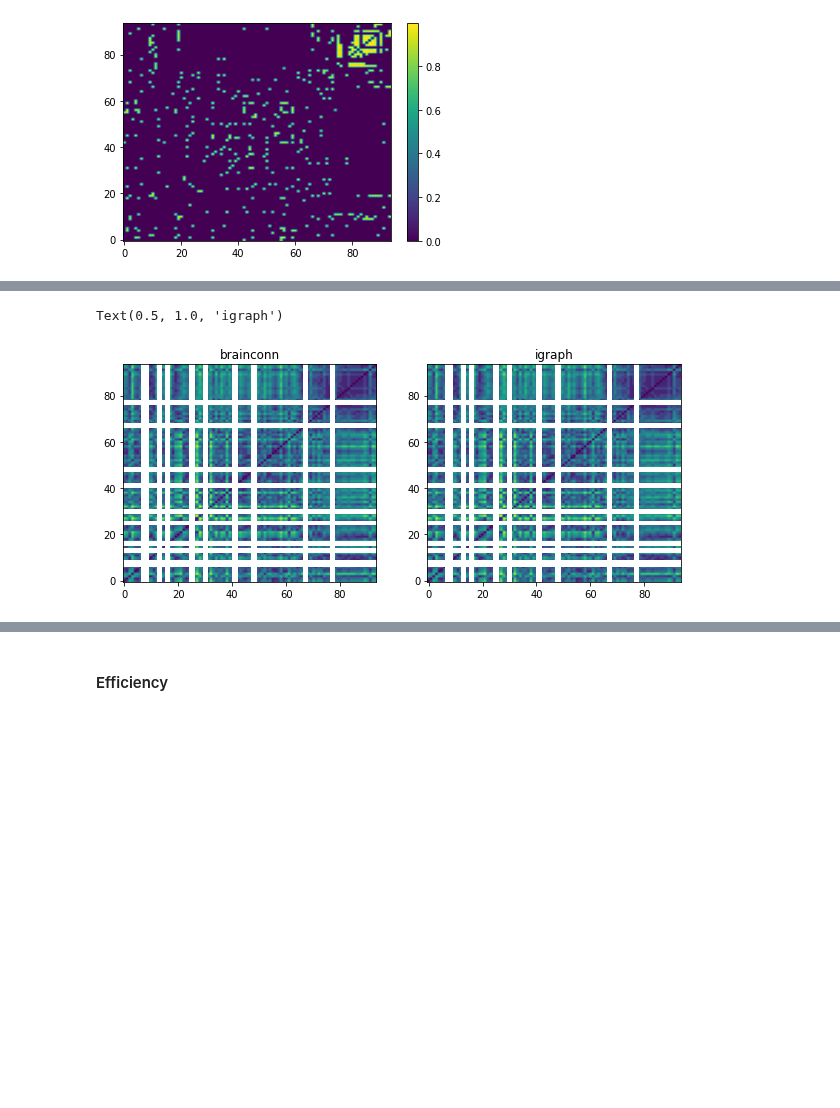
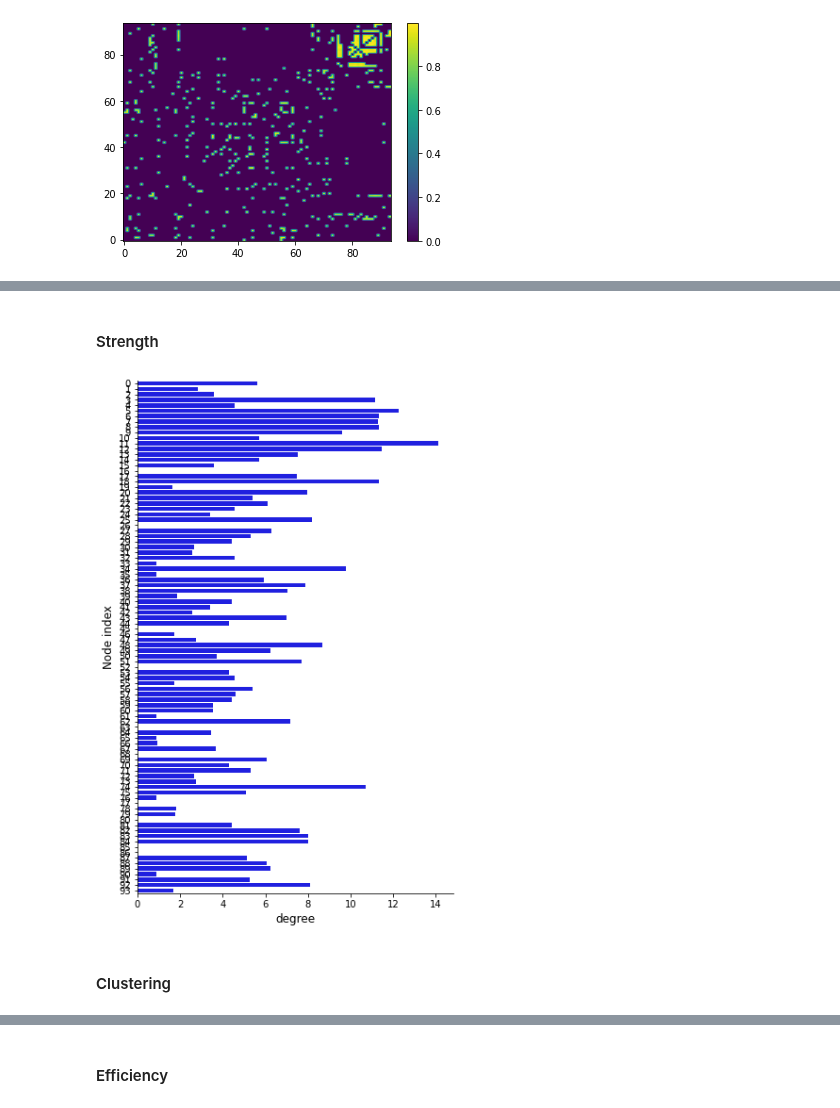
Before and after one commit to ViniciusLima94/GrayData-Analysis, a Jupyter notebook: notebooks/4.0.2. Network metrics.ipynb, the cells around one changed output, grey strips where cells are left out. Drawn from its saved outputs; the diff is of its cells as text; code cells hidden in the pictures; blank space fills up the shorter version.

```diff
--- a/notebooks/4.0.2. Network metrics.ipynb
+++ b/notebooks/4.0.2. Network metrics.ipynb
@@ -22,3 +31,5 @@ g = ig.Graph.Weighted_Adjacency(
+# %%
+n_nodes = len(A)
 # %%
 plt.imshow(A, aspect="auto", origin="lower")
 plt.colorbar()
@@ -34,11 +39,14 @@ Dig = np.asarray(g.shortest_paths_dijkstra(weights="weight"))
-# %%
-plt.figure(figsize=(10, 4))
-plt.subplot(1, 2, 1)
-plt.imshow(Dbc, aspect="auto", origin="lower")
-plt.title("brainconn")
-plt.subplot(1, 2, 2)
-plt.imshow(Dig, aspect="auto", origin="lower")
-plt.title("igraph")
-# %% [output]
-Text(0.5, 1.0, 'igraph')
-[figure, removed]
+# %% [markdown]
+#### Strength
+# %%
+S = _degree(A)
+# %%
+fig = plt.figure(figsize=(6, 10))
+sns.barplot(y=np.arange(n_nodes, dtype=int)[::-1], x=S, orient="h", color="b")
+plt.xlabel("degree", fontsize=12)
+plt.ylabel("Node index", fontsize=12)
+sns.despine(fig, top=True, right=True)
+# %% [output]
+[figure, added]
+# %% [markdown]
+#### Clustering
```
Also changed, not shown: parts of 52 cells of this notebook, 1 other file.
